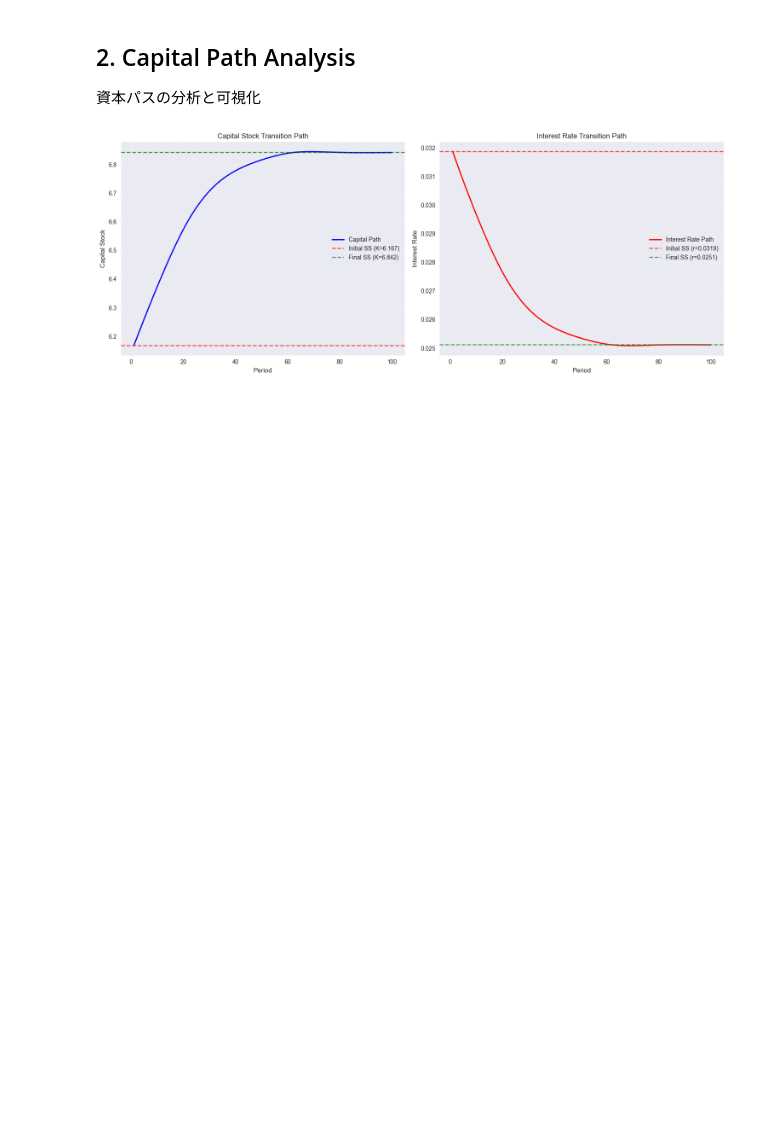
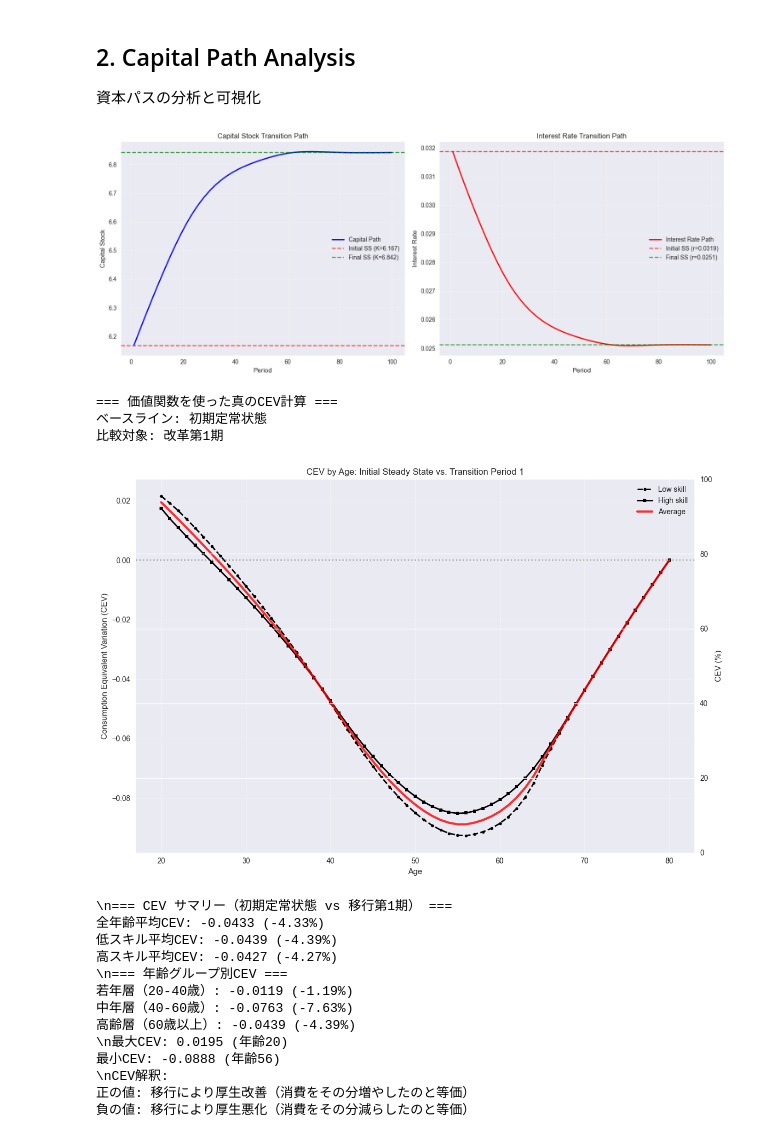
Before and after one commit to tomoyahiroe/olg, a Jupyter notebook: main.ipynb, the cells around one changed output. Drawn from its saved outputs; the diff is of its cells as text; code cells hidden in the pictures; blank space fills up the shorter version.

```diff
--- a/main.ipynb
+++ b/main.ipynb
@@ -46,7 +46,7 @@ def run_transition_analysis():
     print("\n=== 定常状態用設定の作成 ===")
     initial_setting, final_setting = tr_setting.create_ss_settings(
         Na=101,        # 資産グリッド数
-        Naprime=2001,   # 政策関数用資産グリッド数
+        Naprime=2001   # 政策関数用資産グリッド数
     )
 
     print(f"初期定常状態設定: ψ = {initial_setting.psi:.3f}")
@@ -66,22 +66,21 @@ def run_transition_analysis():
     # 2. 移行過程の初期設定
     print("\n=== 移行過程の初期設定 ===")
     # K_path = create_capital_guess(tr_setting, K_ini, K_fin)
-    # K_path.npyを読み込む
-    K_path = np.load("K_path.npy")
+    K_path = np.load('K_path.npy')  # 事前に計算した資本パスを読み込み(サクッと実行用)
 
     # 政策関数とそのインデックスの箱を用意
     opt_indexes, aprimes = create_policy_function_boxes(tr_setting, initial_setting)
 
-    # 移行過程の反復計算
+    # 移行過程の反復計算（価値関数も取得）
     print("\n=== 移行過程の反復計算 ===")
-    converged_K_path = solve_transition_path(
+    converged_K_path, value_functions = solve_transition_path(
         tr_setting, initial_setting, K_path, opt_indexes, aprimes, V_fin, mu_ini
     )
 
-    return tr_setting, initial_result, final_result, converged_K_path, opt_indexes, aprimes
+    return tr_setting, initial_result, final_result, converged_K_path, opt_indexes, aprimes, value_functions
 # %%
-# 移行過程分析を実行
-tr_setting, initial_result, final_result, K_path, opt_indexes, aprimes = run_transition_analysis()
+# 移行過程分析を実行（価値関数も取得）
+tr_setting, initial_result, final_result, K_path, opt_indexes, aprimes, value_functions = run_transition_analysis()
 # %% [output]
 === OLG移行過程分析 ===
 
@@ -152,0 +286,22 @@ plot_capital_path(tr_setting, K_path, initial_result, final_result)
+# %%
+# 価値関数を使った真のCEV計算とプロット
+cev_results = calculate_cev_with_value_functions(tr_setting, initial_result, value_functions)
+plot_cev_by_age(cev_results)
+# %% [output]
+=== 価値関数を使った真のCEV計算 ===
+ベースライン: 初期定常状態
+比較対象: 改革第1期
+[figure, added]
+\n=== CEV サマリー（初期定常状態 vs 移行第1期） ===
+全年齢平均CEV: -0.0433 (-4.33%)
+低スキル平均CEV: -0.0439 (-4.39%)
+高スキル平均CEV: -0.0427 (-4.27%)
+\n=== 年齢グループ別CEV ===
+若年層（20-40歳）: -0.0119 (-1.19%)
+中年層（40-60歳）: -0.0763 (-7.63%)
+高齢層（60歳以上）: -0.0439 (-4.39%)
+\n最大CEV: 0.0195 (年齢20)
+最小CEV: -0.0888 (年齢56)
+\nCEV解釈:
+正の値: 移行により厚生改善（消費をその分増やしたのと等価）
+負の値: 移行により厚生悪化（消費をその分減らしたのと等価）
```
Also changed, not shown: parts of 2 cells of this notebook, 4 other files.
